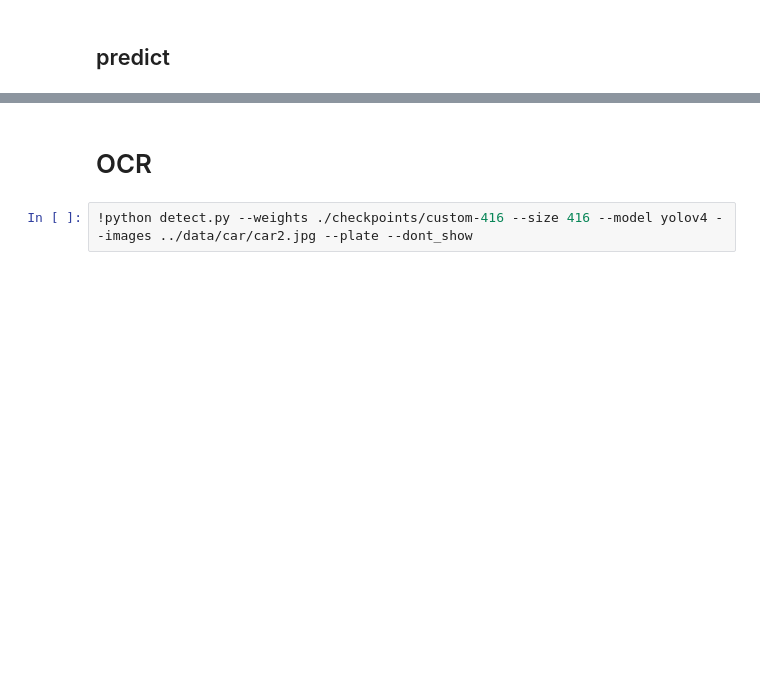
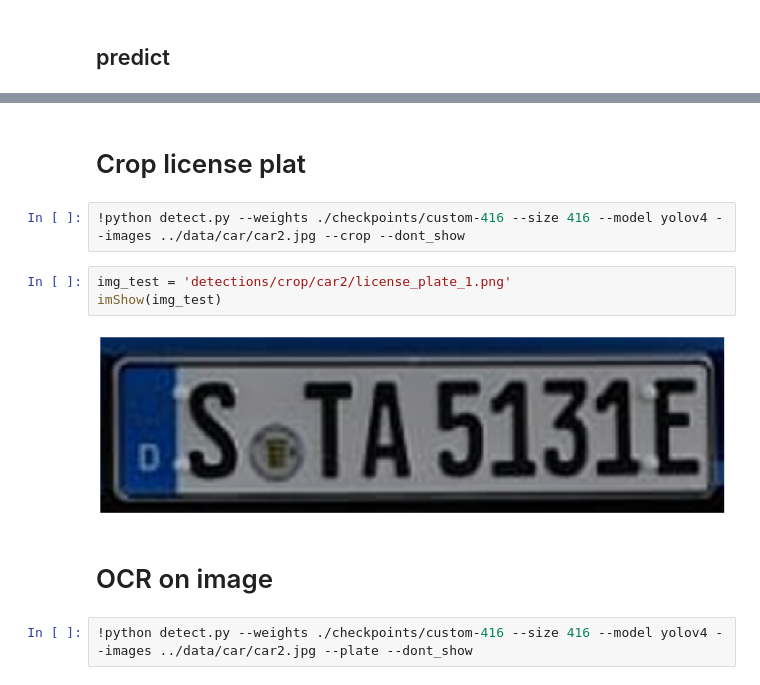
Before and after one commit to nofx11/yolov4, a Jupyter notebook: custom_functions/custom_functions.ipynb, the cells around one changed output, grey strips where cells are left out. Cells and saved outputs as stored; diff of their text form; blank space fills up the shorter version.

Commit message:
replace before each detection

```diff
--- a/custom_functions/custom_functions.ipynb
+++ b/custom_functions/custom_functions.ipynb
@@ -159,5 +171,14 @@ imShow('detections/detection1.png')
+# %% [markdown]
+# Crop license plat
+# %%
+!python detect.py --weights ./checkpoints/custom-416 --size 416 --model yolov4 --images ../data/car/car2.jpg --crop --dont_show
+# %%
+img_test = 'detections/crop/car2/license_plate_1.png'
+imShow(img_test)
+# %% [output]
+[figure, added]
 # %% [markdown]
-# OCR
+# OCR on image
 # %%
 !python detect.py --weights ./checkpoints/custom-416 --size 416 --model yolov4 --images ../data/car/car2.jpg --plate --dont_show
 # %% [output]
```
Also changed, not shown: parts of 6 cells of this notebook.
